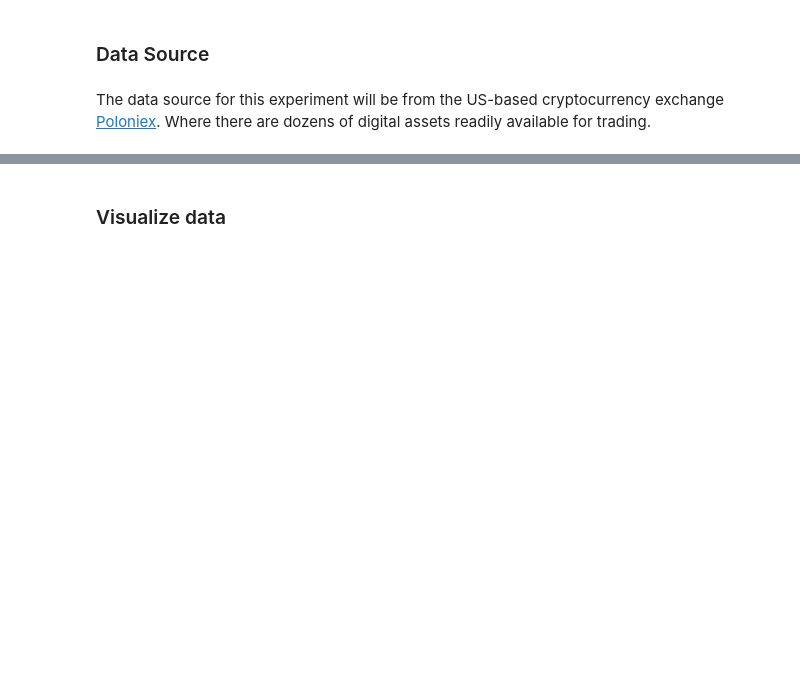
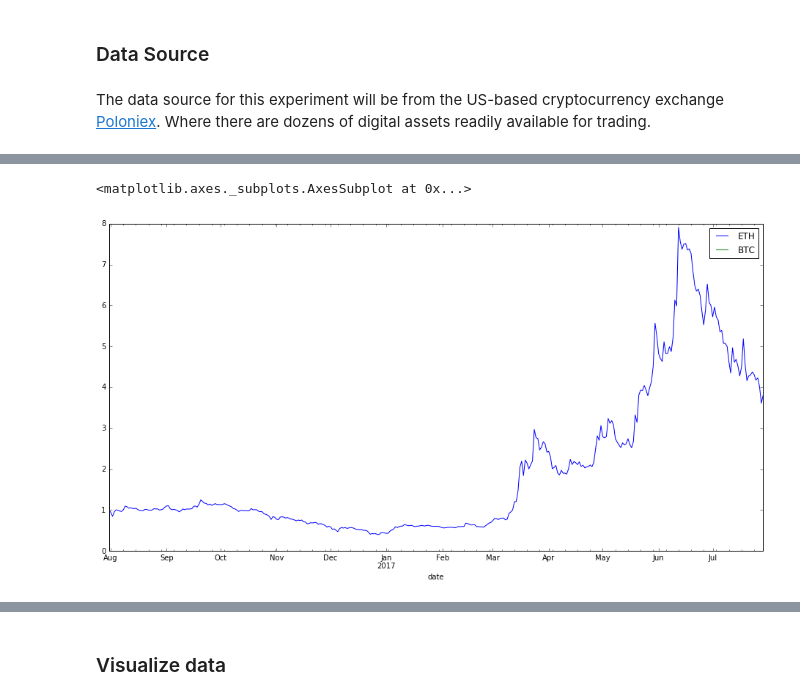
Before and after one commit to luizParreira/auto_trader, a Jupyter notebook: auto_trader.ipynb, the cells around one changed output, grey strips where cells are left out. Saved outputs shown, nothing was run; the diff lists cells and outputs as text; code cells hidden in the pictures; blank space fills up the shorter version.

```diff
--- a/auto_trader.ipynb
+++ b/auto_trader.ipynb
@@ -511 +342,7 @@ r, i = simulator._step("LONG")
+# %%
+s = simulator
+s.values.plot()
+# %% [output]
+<matplotlib.axes._subplots.AxesSubplot at 0x...>
+[figure, added]
 # %%
```
Also changed, not shown: parts of 10 cells of this notebook.
